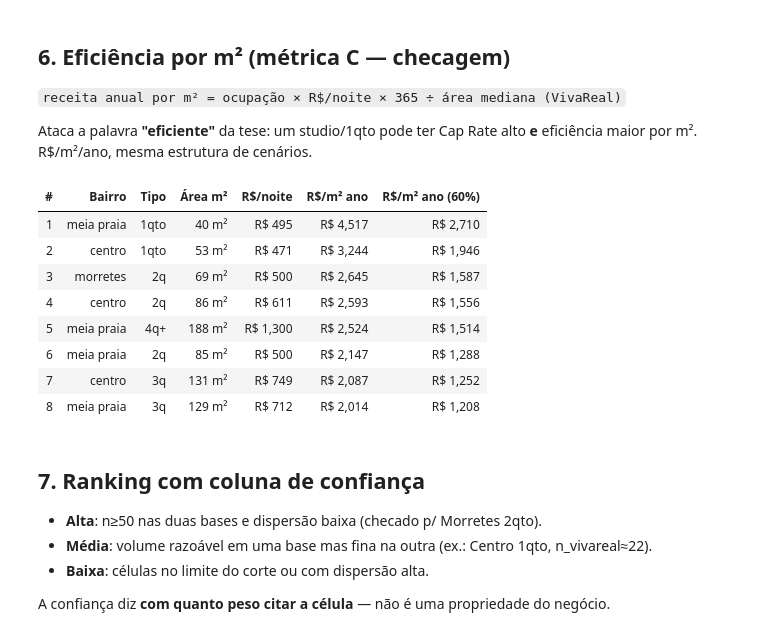
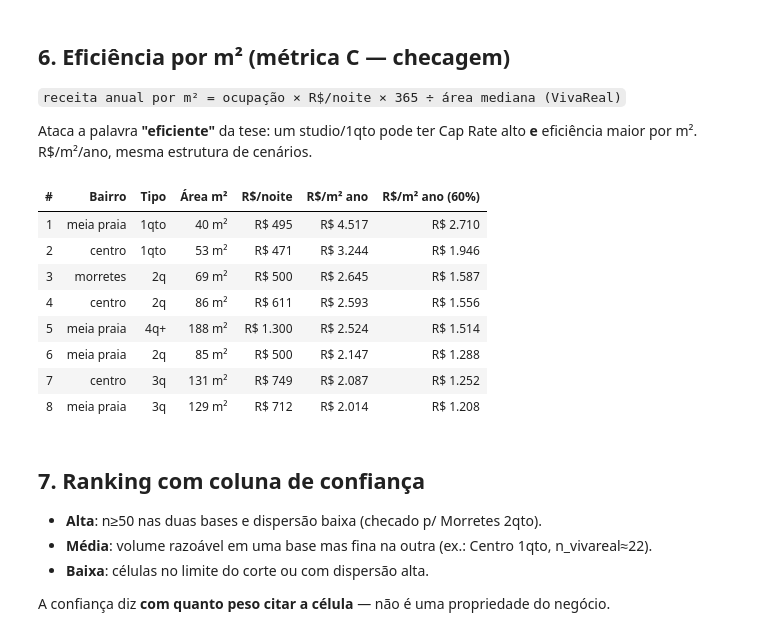
Before and after one commit to Luancordeirocontato/jt2026-luan-cordeiro, a Jupyter notebook: analise/01_analise_principal.ipynb, the cells around one changed output. Cells and saved outputs as stored; diff of their text form; code cells hidden in the pictures.

```diff
--- a/analise/01_analise_principal.ipynb
+++ b/analise/01_analise_principal.ipynb
@@ -45,6 +45,33 @@ def bin_tipo(nb):
 def clip_outliers(df, col, q_lo=0.01, q_hi=0.99):
     lo, hi = df[col].quantile([q_lo, q_hi])
     return df[(df[col] >= lo) & (df[col] <= hi)]
+
+# ---------------------------------------------------------------- formatacao pt-BR
+# Os numeros sao exibidos no padrao brasileiro (milhar com ponto, decimal com
+# virgula). O padrao do Python e o ingles ("877,500" = 877 mil), que num relatorio
+# em portugues se le como 877 reais e 50 centavos.
+def num_br(v, dec=0):
+    """1234567.8 -> '1.234.567,8' (dec=1)."""
+    s = '{:,.{}f}'.format(v, dec)
+    # troca via sentinela para nao sobrescrever o separador ja convertido
+    return s.replace(',', '\x00').replace('.', ',').replace('\x00', '.')
+
+def brl(v, dec=0):
+    """877500 -> 'R$ 877.500'."""
+    return 'R$ ' + num_br(v, dec)
+
+def brl_faixa(lo, hi, dec=0):
+    """Faixa de valor com UM sinal de $.
+
+    Dois '$' no mesmo texto viram delimitador de LaTeX inline: o MathJax do
+    nbconvert captura 'R$ 108.405 a R$ 117.439' e tipografa o meio como
+    matematica (sai em serif italico e ilegivel). Um '$' so nao dispara.
+    """
+    return 'R$ {} a {}'.format(num_br(lo, dec), num_br(hi, dec))
+
+def pct_br(v, dec=1):
+    """0.134 -> '13,4%'."""
+    return num_br(v * 100, dec) + '%'
 # %% [markdown]
 ## 1. Preparação — lado Airbnb (receita)
 
@@ -198,7 +224,7 @@ e não como se a ocupação estivesse sendo estimada aqui.
 _sens_tbl = tab.sort_values('k', ascending=False)[['bairro','tipo','k','cap_40','cap_50','cap_60','cap_70','cap_80']].copy()
 _sens_tbl.columns = ['Bairro','Tipo','k','Ocup 40%','Ocup 50%','Ocup 60%','Ocup 70%','Ocup 80%']
 for c in ['k','Ocup 40%','Ocup 50%','Ocup 60%','Ocup 70%','Ocup 80%']:
-    _sens_tbl[c] = _sens_tbl[c].map(lambda v: f'{v:.1%}')
+    _sens_tbl[c] = _sens_tbl[c].map(pct_br)
 display(_sens_tbl.style.hide(axis='index').set_table_attributes('class=\"no-index\"'))
 # %% [output]
 | Bairro | Tipo | k | Ocup 40% | Ocup 50% | Ocup 60% | Ocup 70% | Ocup 80% |
@@ -248,9 +274,9 @@ _diff_tbl = _d[['rank_diff', 'bairro', 'tipo', 'occ_lo', 'occ_hi',
 _diff_tbl.columns = ['#', 'Bairro', 'Tipo', 'Ocup. baixa', 'Ocup. alta',
                      'Cap diferencial (baixa)', 'Cap diferencial (alta)', 'Premissa']
 for c in ['Ocup. baixa', 'Ocup. alta']:
-    _diff_tbl[c] = _diff_tbl[c].map(lambda v: '{:.0%}'.format(v))
+    _diff_tbl[c] = _diff_tbl[c].map(lambda v: pct_br(v, 0))
 for c in ['Cap diferencial (baixa)', 'Cap diferencial (alta)']:
-    _diff_tbl[c] = _diff_tbl[c].map(lambda v: '{:.1%}'.format(v))
+    _diff_tbl[c] = _diff_tbl[c].map(pct_br)
 display(_diff_tbl.style.hide(axis='index').set_table_attributes('class="no-index"'))
 
 # Comparacao direta com o ranking simetrico da secao 5 (ordem por k)
@@ -285,25 +311,25 @@ Ataca a palavra **"eficiente"** da tese: um studio/1qto pode ter Cap Rate alto
 # %%
 tab['k_m2'] = tab['price_med_noite'] * 365 / tab['area_med_m2']
 tab['efic_60'] = tab['k_m2'] * 0.6
 tab['rank_m2'] = tab['k_m2'].rank(method='min', ascending=False).astype(int)
 
 _eff_tbl = tab.sort_values('rank_m2')[['rank_m2','bairro','tipo','area_med_m2','price_med_noite','k_m2','efic_60']].copy()
 _eff_tbl.columns = ['#','Bairro','Tipo','Área m²','R$/noite','R$/m² ano','R$/m² ano (60%)']
-_eff_tbl['Área m²'] = _eff_tbl['Área m²'].map(lambda v: f'{v:,.0f} m²')
-_eff_tbl['R$/noite'] = _eff_tbl['R$/noite'].map(lambda v: f'R$ {v:,.0f}')
+_eff_tbl['Área m²'] = _eff_tbl['Área m²'].map(lambda v: f'{num_br(v)} m²')
+_eff_tbl['R$/noite'] = _eff_tbl['R$/noite'].map(brl)
 for c in ['R$/m² ano','R$/m² ano (60%)']:
-    _eff_tbl[c] = _eff_tbl[c].map(lambda v: f'R$ {v:,.0f}')
+    _eff_tbl[c] = _eff_tbl[c].map(brl)
 display(_eff_tbl.style.hide(axis='index').set_table_attributes('class=\"no-index\"'))
 # %% [output]
 | # | Bairro | Tipo | Área m² | R$/noite | R$/m² ano | R$/m² ano (60%) |
-| 1 | meia praia | 1qto | 40 m² | R$ 495 | R$ 4,517 | R$ 2,710 |
-| 2 | centro | 1qto | 53 m² | R$ 471 | R$ 3,244 | R$ 1,946 |
-| 3 | morretes | 2q | 69 m² | R$ 500 | R$ 2,645 | R$ 1,587 |
-| 4 | centro | 2q | 86 m² | R$ 611 | R$ 2,593 | R$ 1,556 |
-| 5 | meia praia | 4q+ | 188 m² | R$ 1,300 | R$ 2,524 | R$ 1,514 |
-| 6 | meia praia | 2q | 85 m² | R$ 500 | R$ 2,147 | R$ 1,288 |
-| 7 | centro | 3q | 131 m² | R$ 749 | R$ 2,087 | R$ 1,252 |
-| 8 | meia praia | 3q | 129 m² | R$ 712 | R$ 2,014 | R$ 1,208 |
+| 1 | meia praia | 1qto | 40 m² | R$ 495 | R$ 4.517 | R$ 2.710 |
+| 2 | centro | 1qto | 53 m² | R$ 471 | R$ 3.244 | R$ 1.946 |
+| 3 | morretes | 2q | 69 m² | R$ 500 | R$ 2.645 | R$ 1.587 |
+| 4 | centro | 2q | 86 m² | R$ 611 | R$ 2.593 | R$ 1.556 |
+| 5 | meia praia | 4q+ | 188 m² | R$ 1.300 | R$ 2.524 | R$ 1.514 |
+| 6 | meia praia | 2q | 85 m² | R$ 500 | R$ 2.147 | R$ 1.288 |
+| 7 | centro | 3q | 131 m² | R$ 749 | R$ 2.087 | R$ 1.252 |
+| 8 | meia praia | 3q | 129 m² | R$ 712 | R$ 2.014 | R$ 1.208 |
 # %% [markdown]
 ## 7. Ranking com coluna de confiança
 
```
Also changed, not shown: parts of 6 cells of this notebook, 3 other files.
